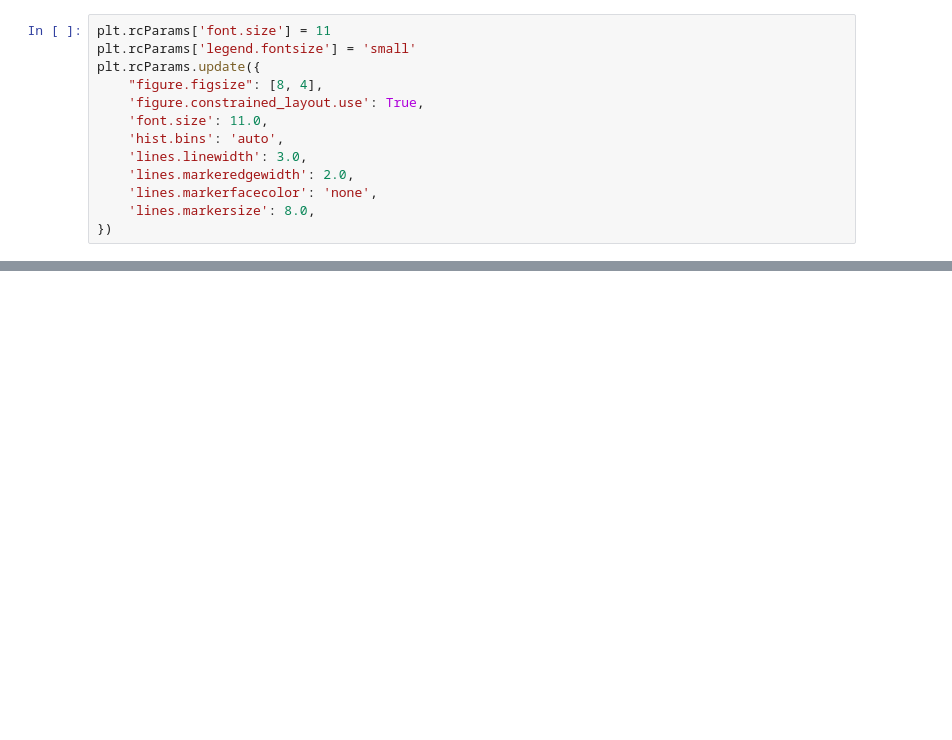
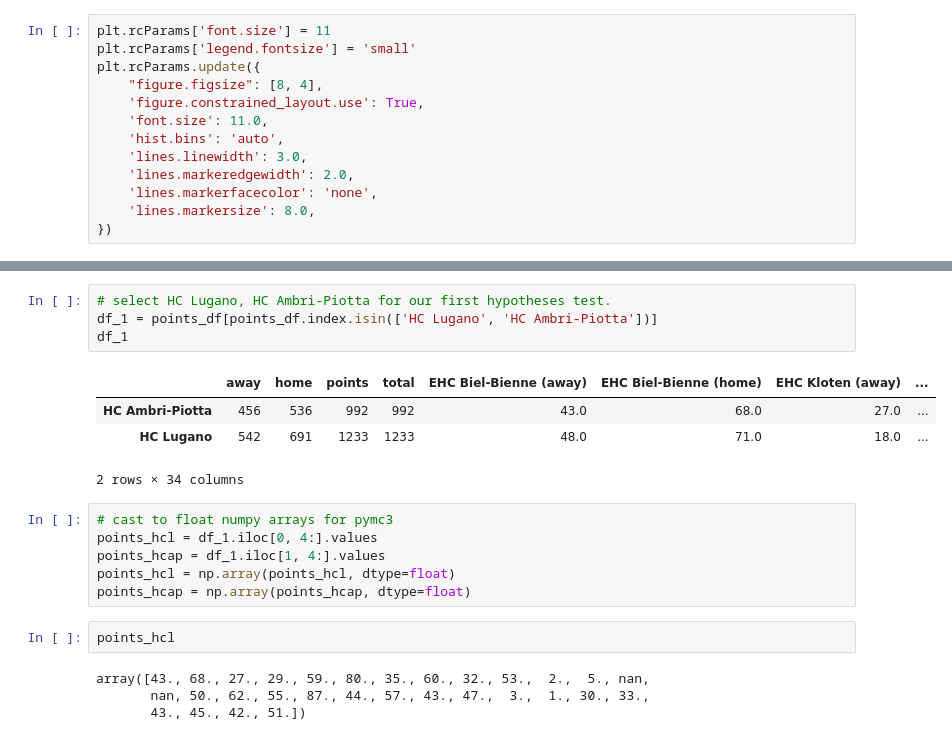
Before and after one commit to k0ruy/bayesian_retry, a Jupyter notebook: retry/hypotesis_test.ipynb, the cells around one changed output, grey strips where cells are left out. Cells and saved outputs as stored; diff of their text form; blank space fills up the shorter version.

```diff
--- a/retry/hypotesis_test.ipynb
+++ b/retry/hypotesis_test.ipynb
@@ -48,0 +174,21 @@ df
+# %%
+# select HC Lugano, HC Ambri-Piotta for our first hypotheses test.
+df_1 = points_df[points_df.index.isin(['HC Lugano', 'HC Ambri-Piotta'])]
+df_1
+# %% [output]
+|  | away | home | points | total | EHC Biel-Bienne (away) | EHC Biel-Bienne (home) | EHC Kloten (away) | ... |
+| HC Ambri-Piotta | 456 | 536 | 992 | 992 | 43.0 | 68.0 | 27.0 | ... |
+| HC Lugano | 542 | 691 | 1233 | 1233 | 48.0 | 71.0 | 18.0 | ... |
+2 rows × 34 columns
+# %%
+# cast to float numpy arrays for pymc3
+points_hcl = df_1.iloc[0, 4:].values
+points_hcap = df_1.iloc[1, 4:].values
+points_hcl = np.array(points_hcl, dtype=float)
+points_hcap = np.array(points_hcap, dtype=float)
+# %%
+points_hcl
+# %% [output]
+array([43., 68., 27., 29., 59., 80., 35., 60., 32., 53.,  2.,  5., nan,
+       nan, 50., 62., 55., 87., 44., 57., 43., 47.,  3.,  1., 30., 33.,
+       43., 45., 42., 51.])
```
Also changed, not shown: parts of 9 cells of this notebook.
